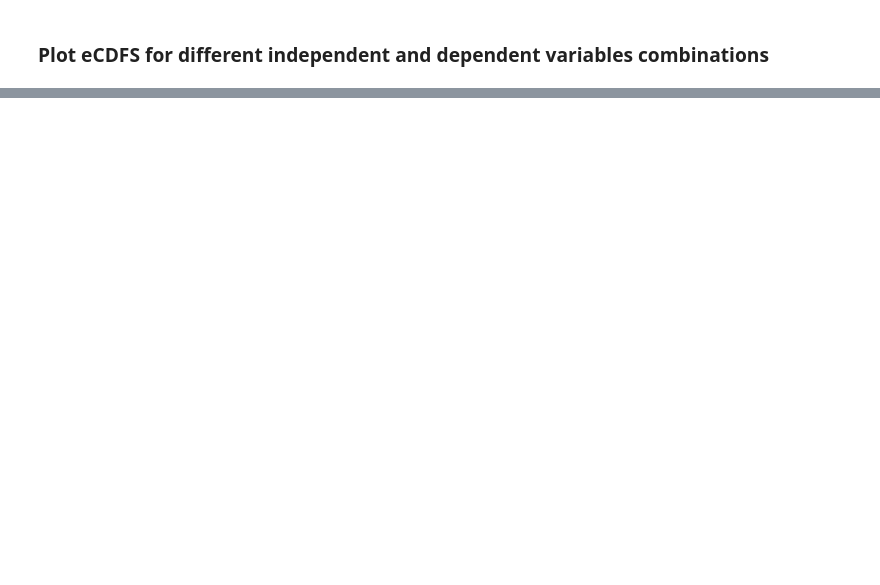
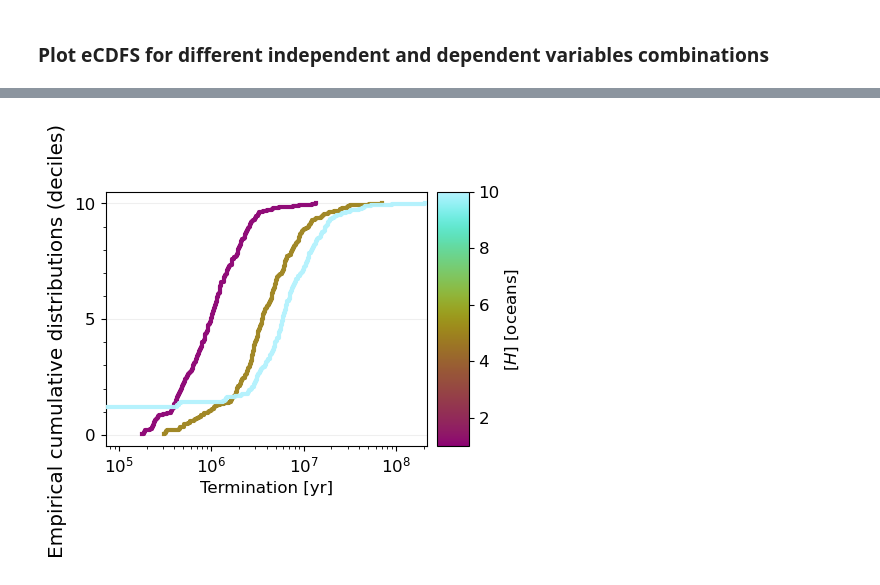
Before and after one commit to nichollsh/proteus_analysis, a Jupyter notebook: dist_funcs.ipynb, the cells around one changed output, grey strips where cells are left out. Saved outputs shown, nothing was run; the diff lists cells and outputs as text; code cells hidden in the pictures; blank space fills up the shorter version.

```diff
--- a/dist_funcs.ipynb
+++ b/dist_funcs.ipynb
@@ -286,0 +314,28 @@ ecdf_many(xs,zs, figsize=(6,4), figscale=1.6)
+# %%
+# Dependent variables
+xs = [
+    {
+        "key":      "Time",
+        "label":    "Termination [yr]",
+        "scale":    1.0,
+        "log":      True,
+        "mloc":     None
+    }
+]
+
+# Independent variables
+zs = [
+    {
+        "key":      "hydrogen_earth_oceans",
+        "label":    "$[H]$ [oceans]",
+        "scale":    1.0,
+        "log":      False,
+        "cmap":     "hawaii",
+        "cbar":     True
+    }
+]
+
+plt.close("all")
+ecdf_many(xs,zs, figsize=(3,2), figscale=1.6, label_panels=False)
+# %% [output]
+[figure, added]
```
Also changed, not shown: parts of 4 cells of this notebook, 4 other files.
